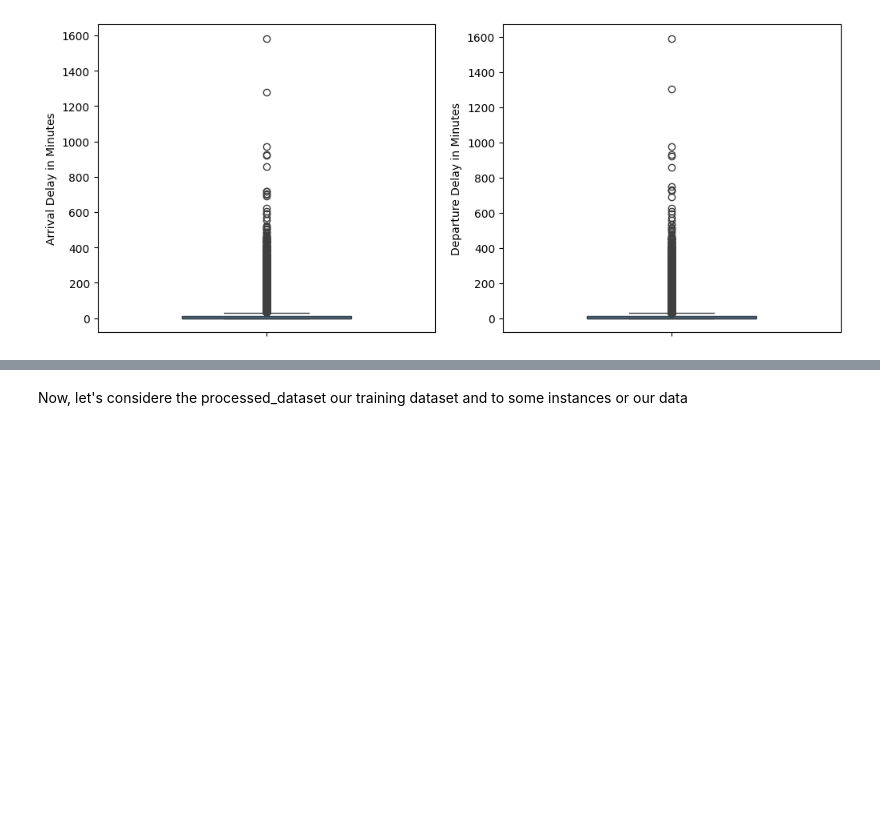
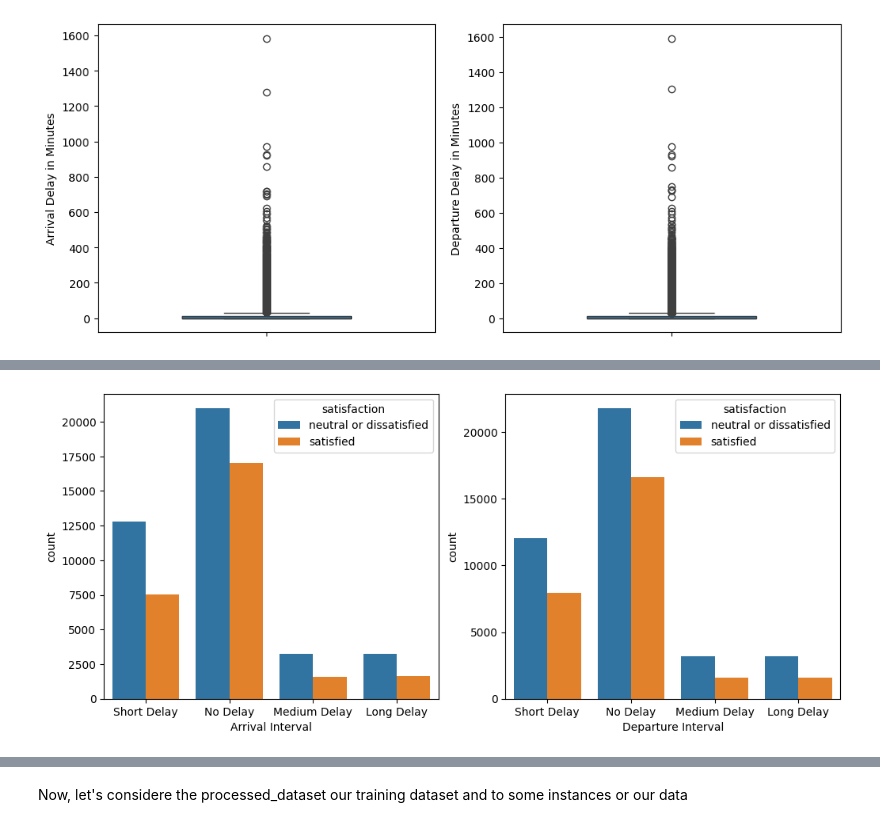
Before and after one commit to PaulaPerazzo/KAN-Neural-Network, a Jupyter notebook: Neural_Networks.ipynb, the cells around one changed output, grey strips where cells are left out. Saved outputs shown, nothing was run; the diff lists cells and outputs as text; code cells hidden in the pictures; blank space fills up the shorter version.

```diff
--- a/Neural_Networks.ipynb
+++ b/Neural_Networks.ipynb
@@ -296,0 +235,23 @@ Now we will encode our categorical variables to turn it in numerical data withou
+# %%
+processed_dataset = processed_dataset[processed_dataset['Arrival Delay in Minutes'] <= 600]
+processed_dataset = processed_dataset[processed_dataset['Departure Delay in Minutes'] <= 600]
+# %%
+def delay_segmentation(x):
+  if x == 0: return 'No Delay'
+  if x <= 30: return 'Short Delay'
+  if x <= 60: return 'Medium Delay'
+  return 'Long Delay'
+
+processed_dataset['Arrival Interval'] = processed_dataset['Arrival Delay in Minutes'].apply(delay_segmentation)
+processed_dataset['Departure Interval'] = processed_dataset['Departure Delay in Minutes'].apply(delay_segmentation)
+# %%
+fig, ax = plt.subplots(1, 2, figsize=(12, 5))
+
+arrival_options = {'x': 'Arrival Interval', 'hue': 'satisfaction', 'ax': ax[0]}
+departure_options = {'x': 'Departure Interval', 'hue': 'satisfaction', 'ax': ax[1]}
+
+make_histogram(processed_dataset, arrival_options)
+make_histogram(processed_dataset, departure_options)
+plt.show()
+# %% [output]
+[figure, added]
```
Also changed, not shown: parts of 52 cells of this notebook.
